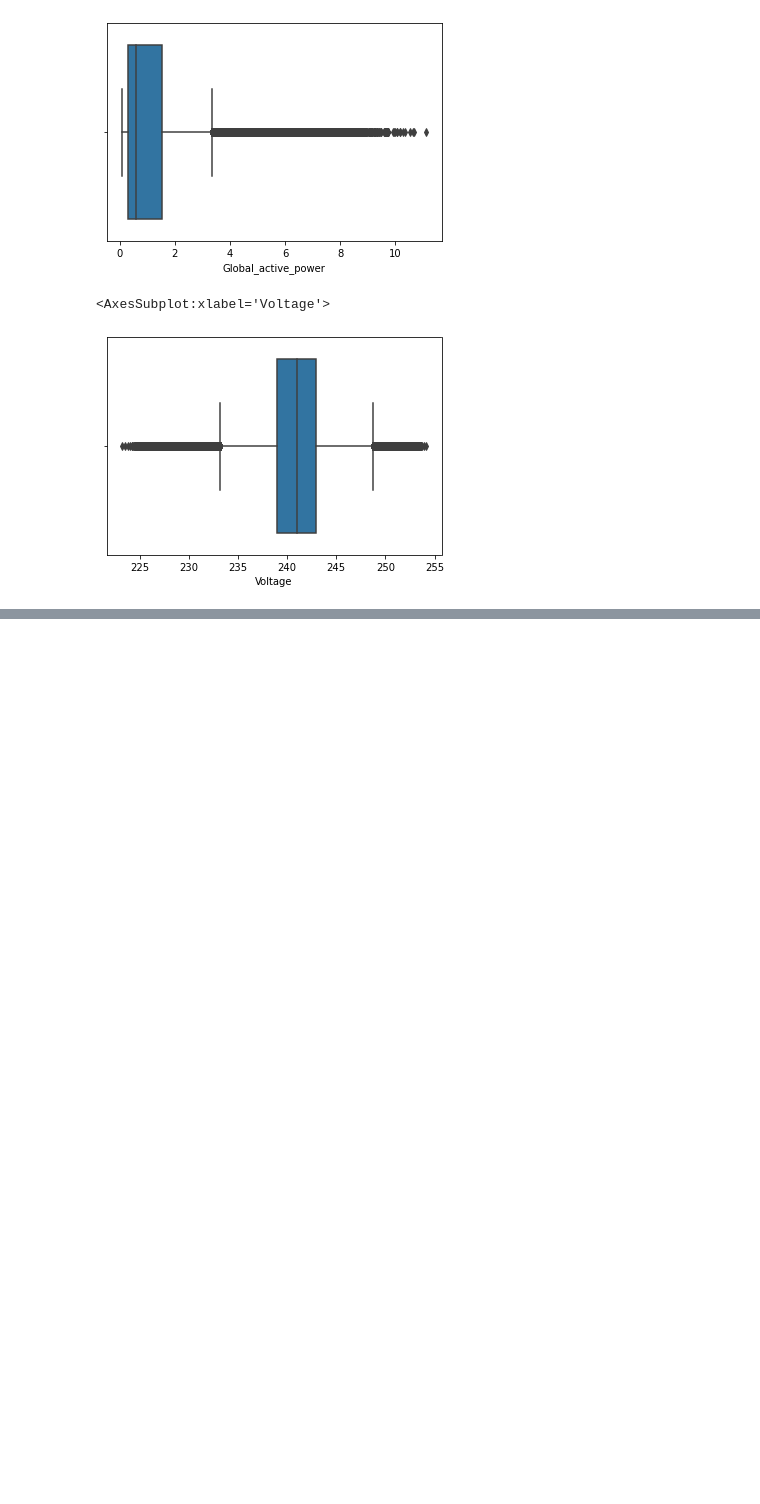
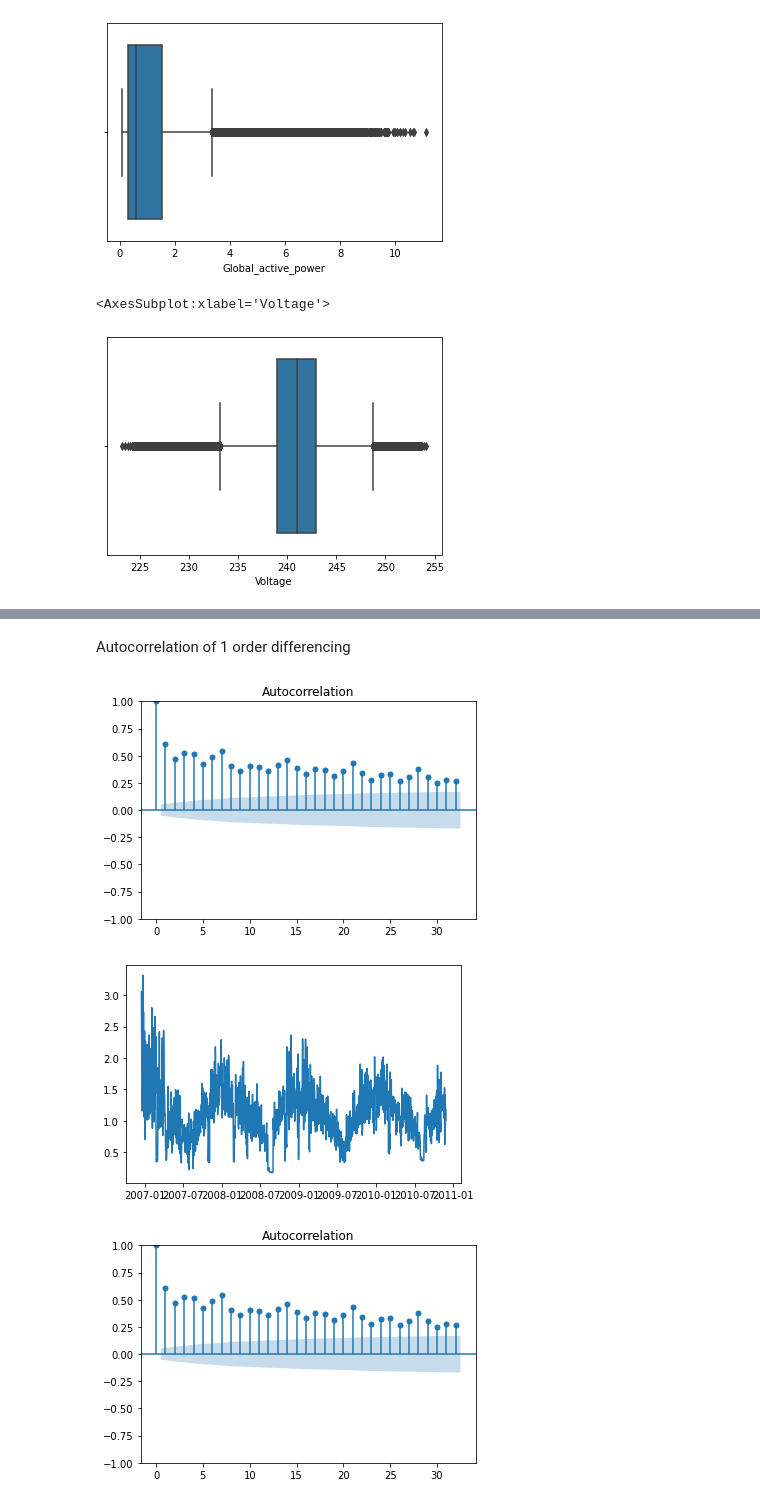
Before and after one commit to tjaros/ml-epc-project, a Jupyter notebook: analysis.ipynb, the cells around one changed output, grey strips where cells are left out. Cells and saved outputs as stored; diff of their text form; code cells hidden in the pictures; blank space fills up the shorter version.

```diff
--- a/analysis.ipynb
+++ b/analysis.ipynb
@@ -125,0 +244,9 @@ Series([], Name: Sub_metering_3, dtype: float64)
+# %% [markdown]
+Autocorrelation of 1 order differencing
+# %%
+plt.plot(data_daily["Global_active_power"])
+plot_acf(data_daily["Global_active_power"].dropna())
+# %% [output]
+[figure, added]
+[figure, added]
+[figure, added]
```
Also changed, not shown: parts of 51 cells of this notebook.
